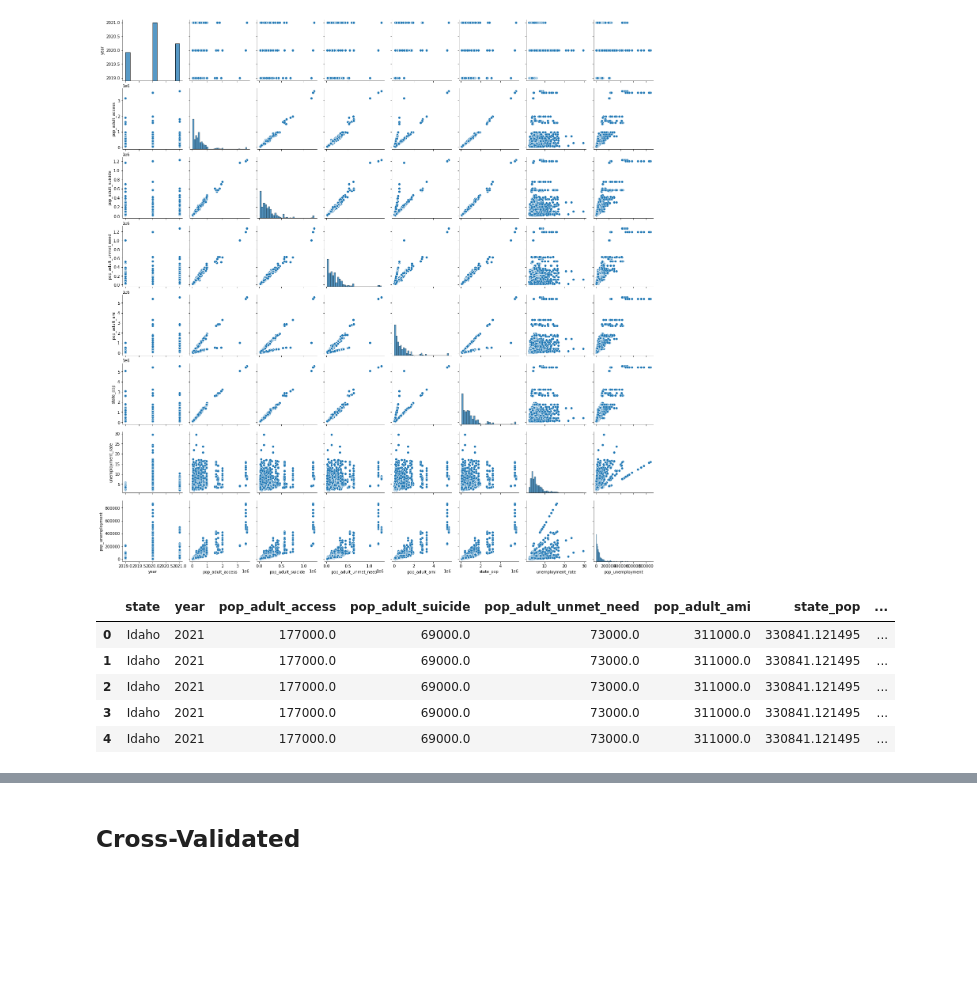
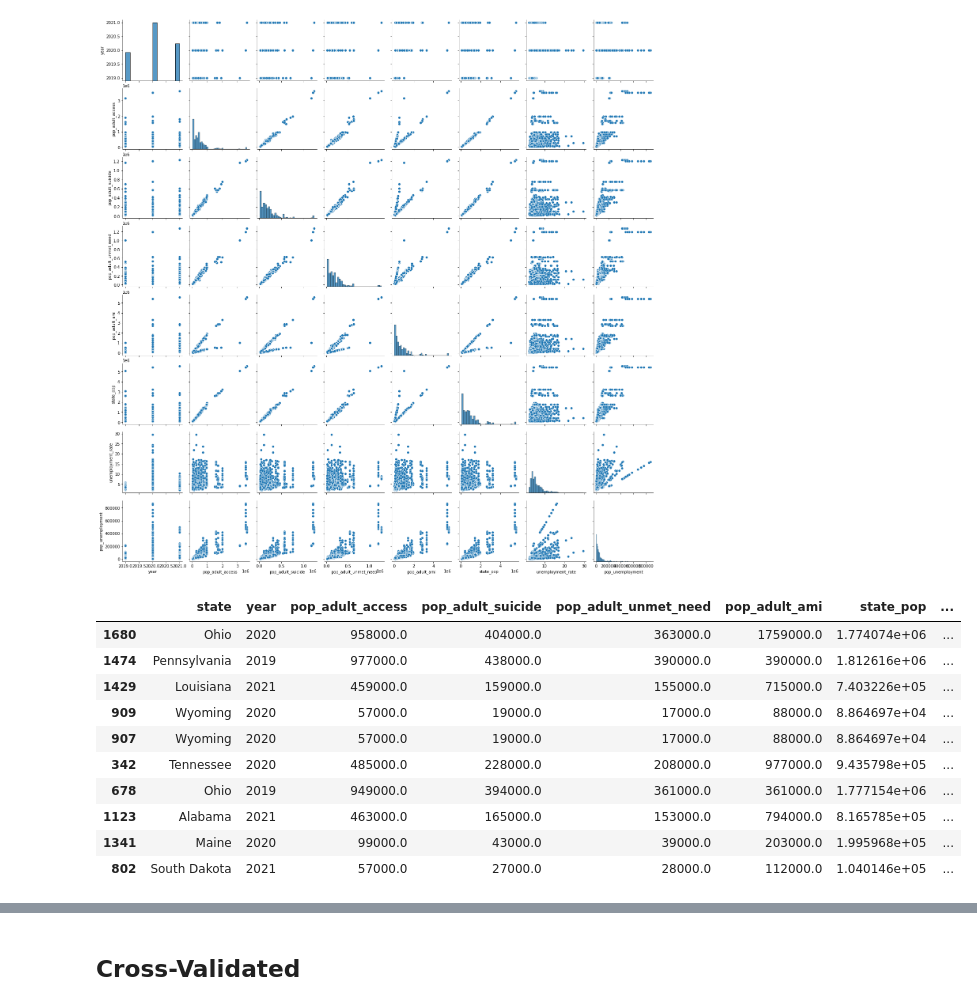
Before and after one commit to NoahToomeyBC/project-vu, a Jupyter notebook: ML_test/ml_data_test.ipynb, the cells around one changed output, grey strips where cells are left out. Saved outputs shown, nothing was run; the diff lists cells and outputs as text; code cells hidden in the pictures; blank space fills up the shorter version.

```diff
--- a/ML_test/ml_data_test.ipynb
+++ b/ML_test/ml_data_test.ipynb
@@ -736,12 +736,17 @@ sns.pairplot(new_ml_nd)
 # %% [output]
 <seaborn.axisgrid.PairGrid at 0x...>
 [figure]
-# %%
-new_ml_nd.head()
-# %% [output]
-|  | state | year | pop_adult_access | pop_adult_suicide | pop_adult_unmet_need | pop_adult_ami | state_pop | ... |
-| 0 | Idaho | 2021 | 177000.0 | 69000.0 | 73000.0 | 311000.0 | 330841.121495 | ... |
-| 1 | Idaho | 2021 | 177000.0 | 69000.0 | 73000.0 | 311000.0 | 330841.121495 | ... |
-| 2 | Idaho | 2021 | 177000.0 | 69000.0 | 73000.0 | 311000.0 | 330841.121495 | ... |
-| 3 | Idaho | 2021 | 177000.0 | 69000.0 | 73000.0 | 311000.0 | 330841.121495 | ... |
-| 4 | Idaho | 2021 | 177000.0 | 69000.0 | 73000.0 | 311000.0 | 330841.121495 | ... |
+# %%
+new_ml_nd.sample(10)
+# %% [output]
+|  | state | year | pop_adult_access | pop_adult_suicide | pop_adult_unmet_need | pop_adult_ami | state_pop | ... |
+| 1680 | Ohio | 2020 | 958000.0 | 404000.0 | 363000.0 | 1759000.0 | 1.774074e+06 | ... |
+| 1474 | Pennsylvania | 2019 | 977000.0 | 438000.0 | 390000.0 | 390000.0 | 1.812616e+06 | ... |
+| 1429 | Louisiana | 2021 | 459000.0 | 159000.0 | 155000.0 | 715000.0 | 7.403226e+05 | ... |
+| 909 | Wyoming | 2020 | 57000.0 | 19000.0 | 17000.0 | 88000.0 | 8.864697e+04 | ... |
+| 907 | Wyoming | 2020 | 57000.0 | 19000.0 | 17000.0 | 88000.0 | 8.864697e+04 | ... |
+| 342 | Tennessee | 2020 | 485000.0 | 228000.0 | 208000.0 | 977000.0 | 9.435798e+05 | ... |
+| 678 | Ohio | 2019 | 949000.0 | 394000.0 | 361000.0 | 361000.0 | 1.777154e+06 | ... |
+| 1123 | Alabama | 2021 | 463000.0 | 165000.0 | 153000.0 | 794000.0 | 8.165785e+05 | ... |
+| 1341 | Maine | 2020 | 99000.0 | 43000.0 | 39000.0 | 203000.0 | 1.995968e+05 | ... |
+| 802 | South Dakota | 2021 | 57000.0 | 27000.0 | 28000.0 | 112000.0 | 1.040146e+05 | ... |
```
Also changed, not shown: parts of 18 cells of this notebook, 2 other files.
